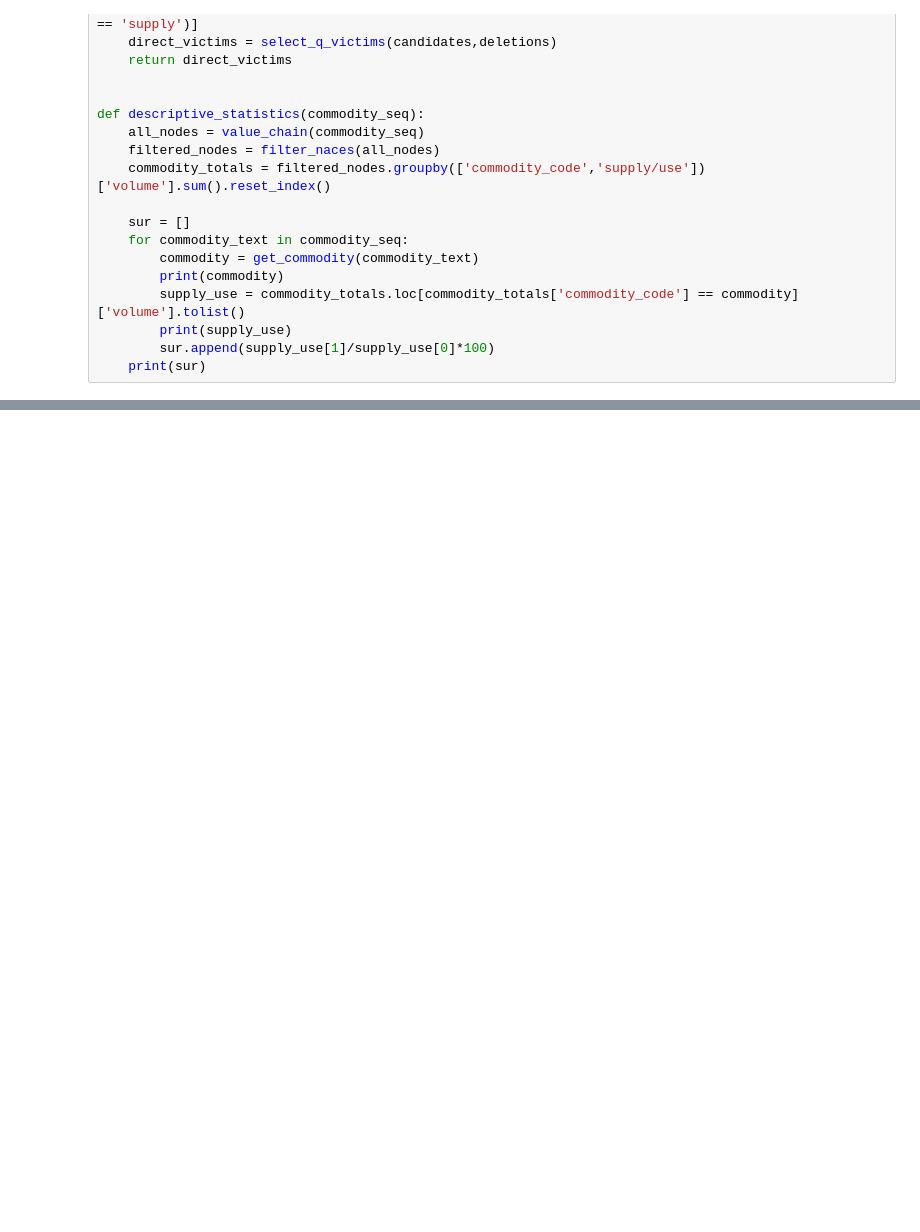
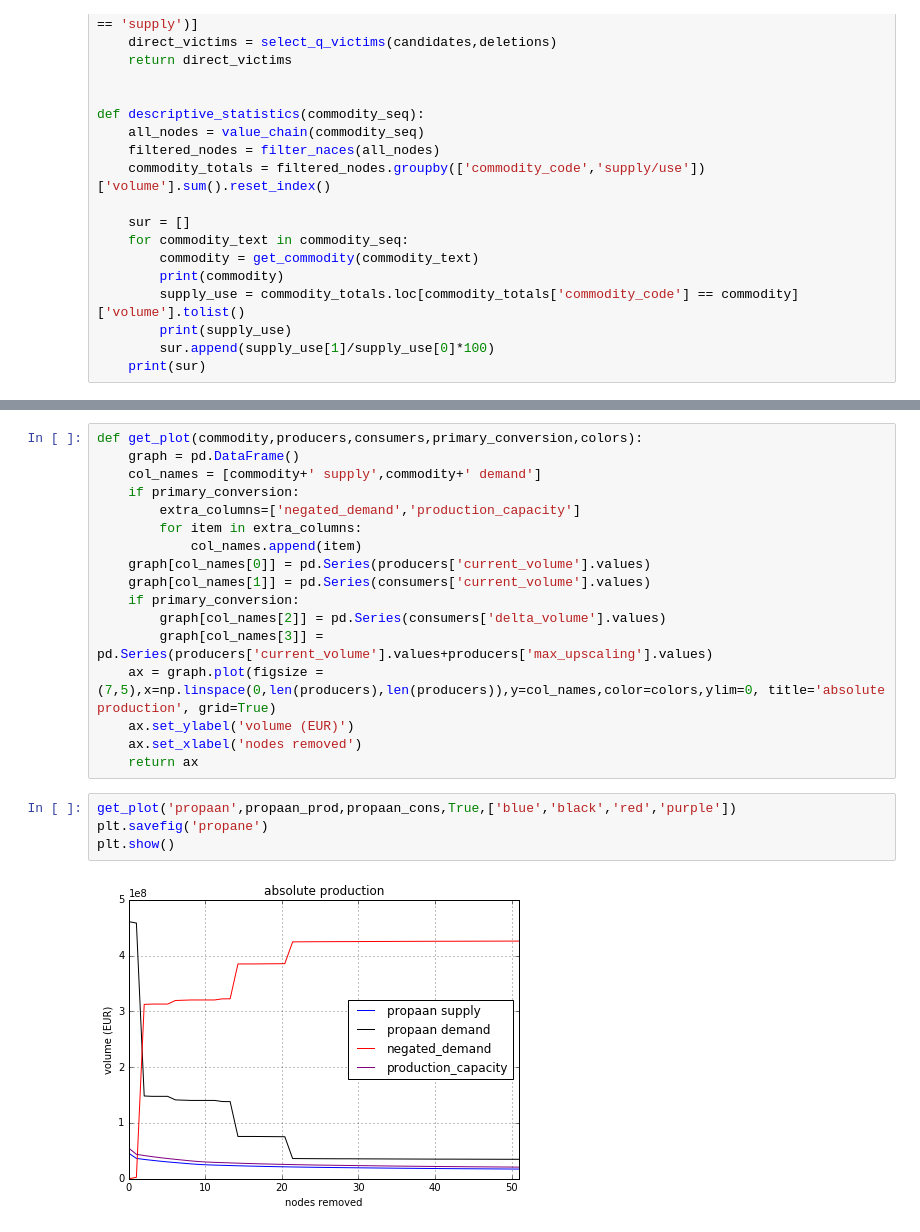
Before and after one commit to GideonMooijen/kappa, a Jupyter notebook: final.ipynb, the cells around one changed output, grey strips where cells are left out. Saved outputs shown, nothing was run; the diff lists cells and outputs as text; blank space fills up the shorter version.

```diff
--- a/final.ipynb
+++ b/final.ipynb
@@ -232,0 +276,23 @@ run_experiment(['Aardgas','Vloeib.PropaanButaan','Polypropyleen'], 2)
+# %%
+def get_plot(commodity,producers,consumers,primary_conversion,colors):
+    graph = pd.DataFrame()
+    col_names = [commodity+' supply',commodity+' demand']
+    if primary_conversion:
+        extra_columns=['negated_demand','production_capacity']
+        for item in extra_columns:
+            col_names.append(item)
+    graph[col_names[0]] = pd.Series(producers['current_volume'].values)
+    graph[col_names[1]] = pd.Series(consumers['current_volume'].values)
+    if primary_conversion:
+        graph[col_names[2]] = pd.Series(consumers['delta_volume'].values)
+        graph[col_names[3]] = pd.Series(producers['current_volume'].values+producers['max_upscaling'].values)
+    ax = graph.plot(figsize = (7,5),x=np.linspace(0,len(producers),len(producers)),y=col_names,color=colors,ylim=0, title='absolute production', grid=True)
+    ax.set_ylabel('volume (EUR)')
+    ax.set_xlabel('nodes removed')
+    return ax
+# %%
+get_plot('propaan',propaan_prod,propaan_cons,True,['blue','black','red','purple'])
+plt.savefig('propane')
+plt.show()
+# %% [output]
+[figure, added]
```
Also changed, not shown: parts of 6 cells of this notebook.
